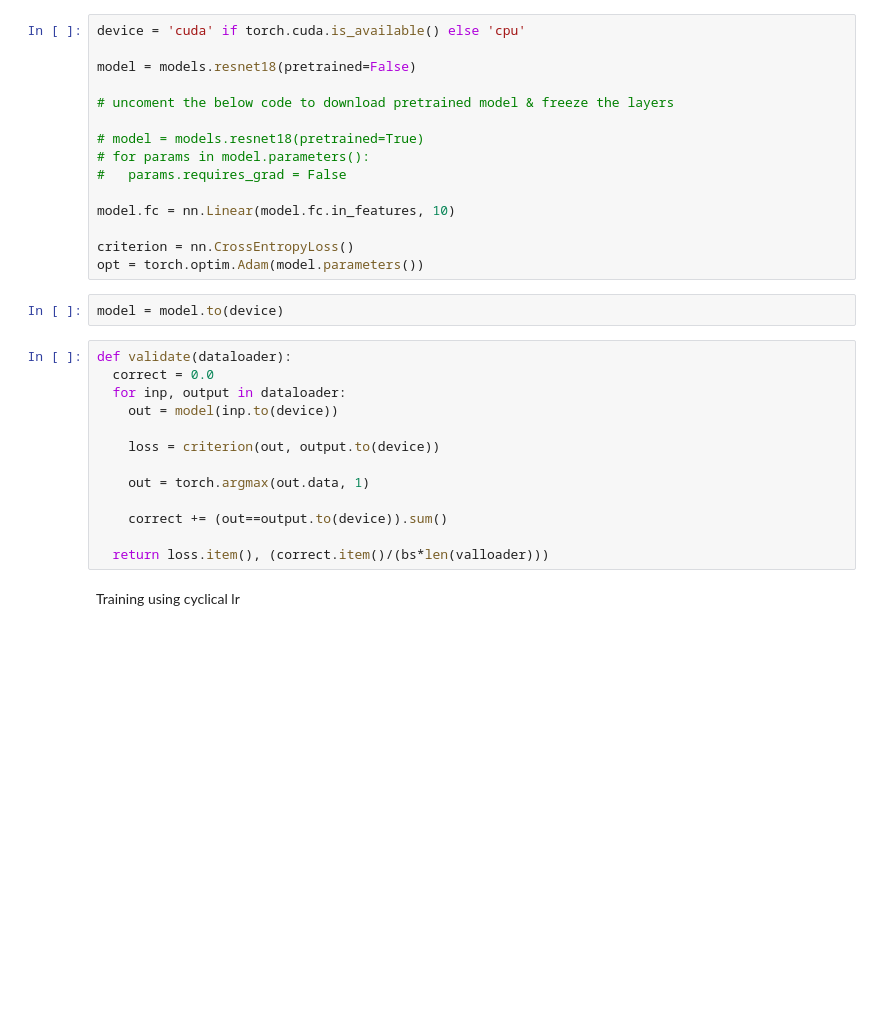
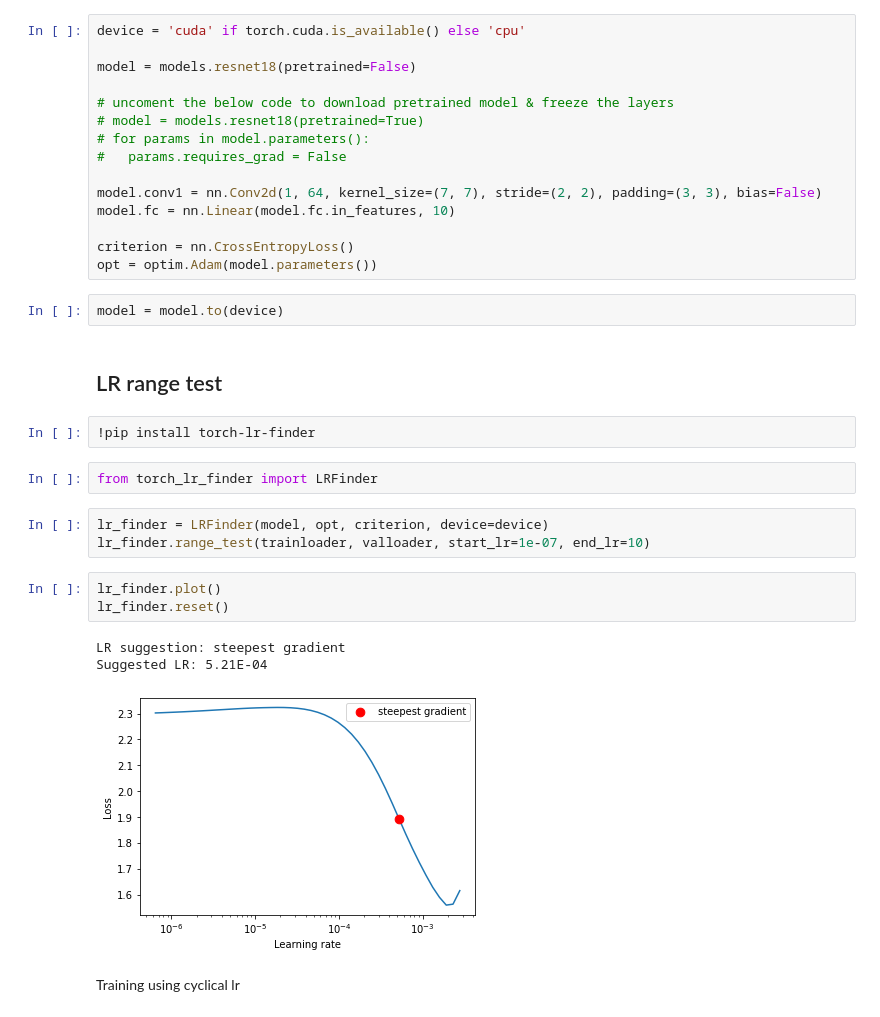
Before and after one commit to bipinKrishnan/fastai_course, a Jupyter notebook: cyclicLR_scratch.ipynb, the cells around one changed output. Cells and saved outputs as stored; diff of their text form; blank space fills up the shorter version.

```diff
--- a/cyclicLR_scratch.ipynb
+++ b/cyclicLR_scratch.ipynb
@@ -70,30 +90,33 @@ device = 'cuda' if torch.cuda.is_available() else 'cpu'
 model = models.resnet18(pretrained=False)
 
 # uncoment the below code to download pretrained model & freeze the layers
-
 # model = models.resnet18(pretrained=True)
 # for params in model.parameters():
 #   params.requires_grad = False
 
+model.conv1 = nn.Conv2d(1, 64, kernel_size=(7, 7), stride=(2, 2), padding=(3, 3), bias=False)
 model.fc = nn.Linear(model.fc.in_features, 10)
 
 criterion = nn.CrossEntropyLoss()
-opt = torch.optim.Adam(model.parameters())
+opt = optim.Adam(model.parameters())
 # %%
 model = model.to(device)
-# %%
-def validate(dataloader):
-  correct = 0.0
-  for inp, output in dataloader:
-    out = model(inp.to(device))
-
-    loss = criterion(out, output.to(device))
-
-    out = torch.argmax(out.data, 1)
-
-    correct += (out==output.to(device)).sum()
-
-  return loss.item(), (correct.item()/(bs*len(valloader)))
+# %% [markdown]
+## LR range test
+# %%
+!pip install torch-lr-finder
+# %%
+from torch_lr_finder import LRFinder
+# %%
+lr_finder = LRFinder(model, opt, criterion, device=device)
+lr_finder.range_test(trainloader, valloader, start_lr=1e-07, end_lr=10)
+# %%
+lr_finder.plot()
+lr_finder.reset()
+# %% [output]
+LR suggestion: steepest gradient
+Suggested LR: 5.21E-04
+[figure, added]
 # %% [markdown]
 Training using cyclical lr
 # %%
```
Also changed, not shown: parts of 15 cells of this notebook.
